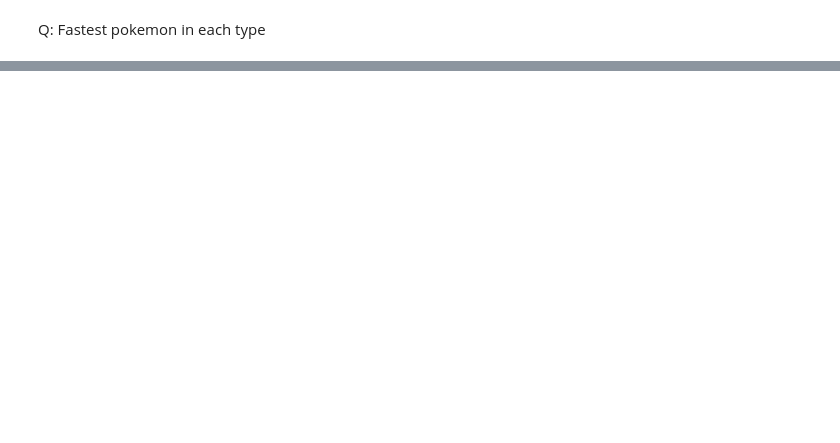
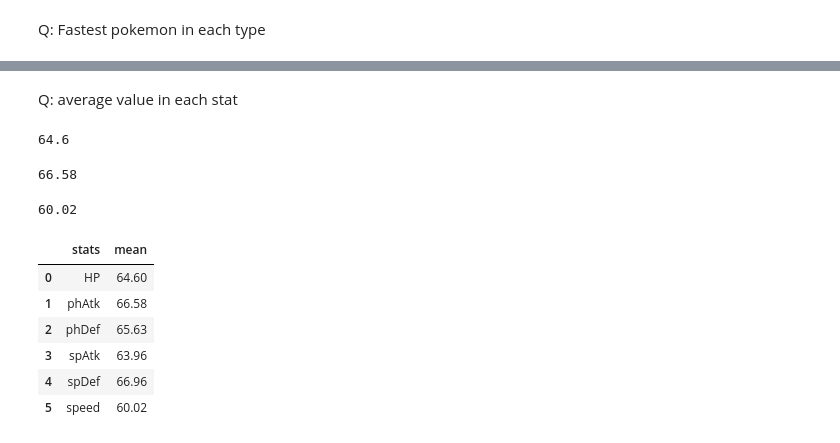
Before and after one commit to swayamgoel2013-ui/Python-L2, a Jupyter notebook: 06_Pandas/scripts.ipynb, the cells around one changed output, grey strips where cells are left out. Drawn from its saved outputs; the diff is of its cells as text; code cells hidden in the pictures; blank space fills up the shorter version.

```diff
--- a/06_Pandas/scripts.ipynb
+++ b/06_Pandas/scripts.ipynb
@@ -465,0 +558,44 @@ Q: Fastest pokemon in each type
+# %% [markdown]
+Q: average value in each stat
+# %%
+all_val = list(df.loc[:, 'HP'])
+mean = sum(all_val) / len(all_val)
+mean
+# %% [output]
+64.6
+# %%
+all_val = list(df.loc[:, 'phAtk'])
+mean = sum(all_val) / len(all_val)
+mean
+# %% [output]
+66.58
+# %%
+all_val = list(df.loc[:, 'speed'])
+mean = sum(all_val) / len(all_val)
+mean
+# %% [output]
+60.02
+# %%
+stats = ['HP', 'phAtk', 'phDef', 'spAtk', 'spDef', 'speed']
+means = []
+
+for i in stats:
+    all_val = list(df.loc[:, i])
+    mean = sum(all_val) / len(all_val)
+    means.append(mean)
+
+data = {
+    'stats':  stats,
+    'mean':   means,
+}
+
+ans = pd.DataFrame(data)
+ans
+# %% [output]
+|  | stats | mean |
+| 0 | HP | 64.60 |
+| 1 | phAtk | 66.58 |
+| 2 | phDef | 65.63 |
+| 3 | spAtk | 63.96 |
+| 4 | spDef | 66.96 |
+| 5 | speed | 60.02 |
```
Also changed, not shown: parts of 9 cells of this notebook, 2 other files.
